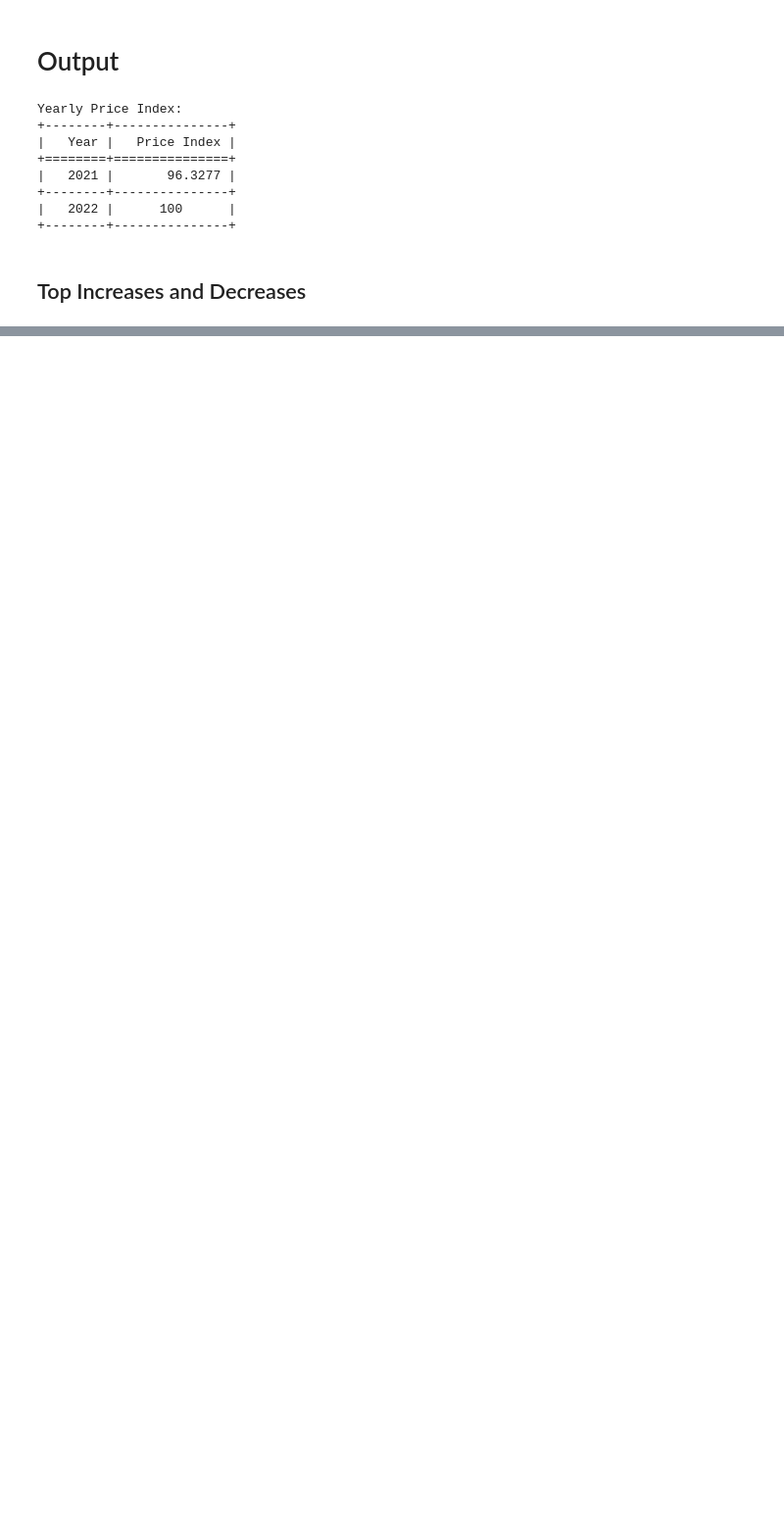
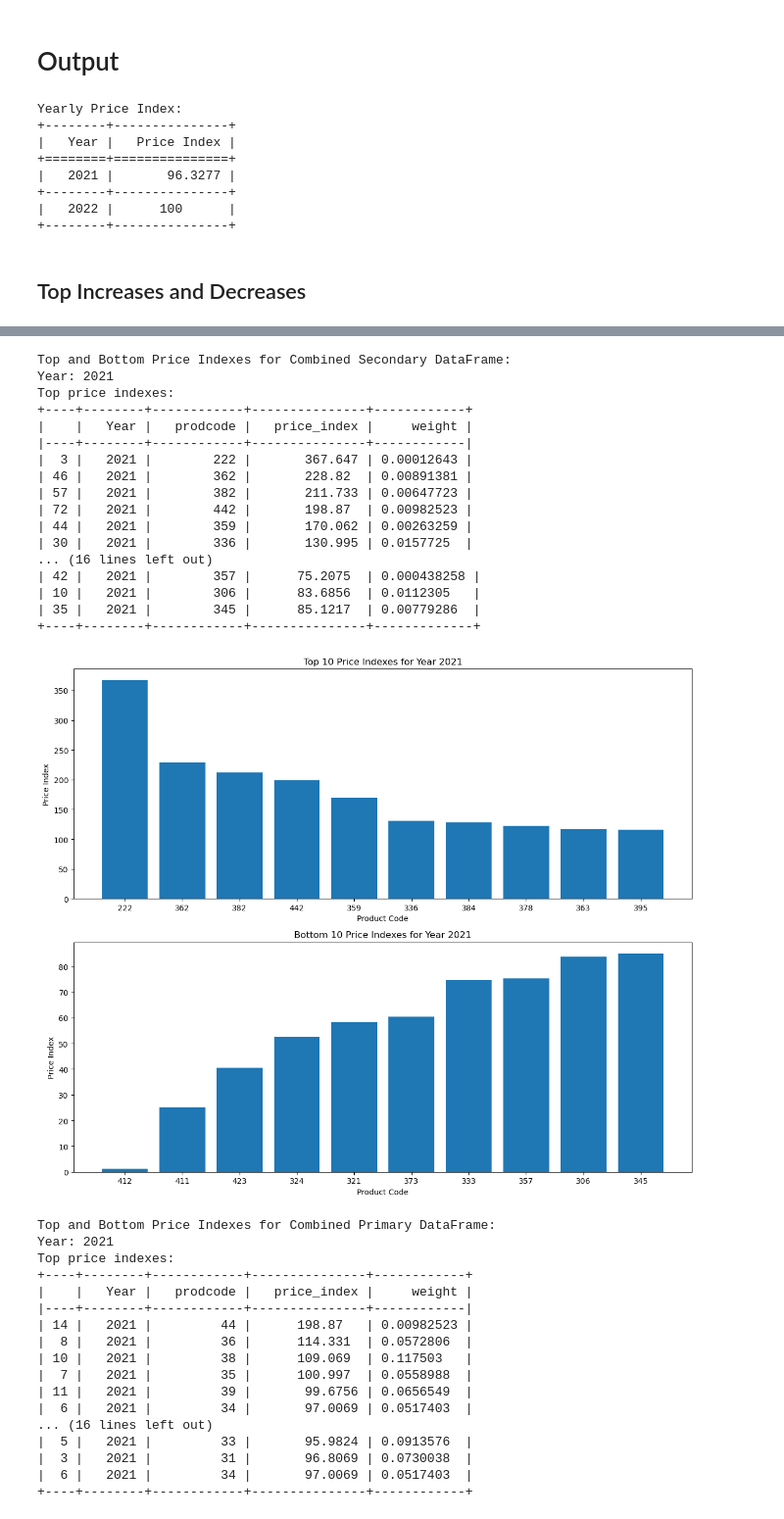
Before and after one commit to roykisluk/Inflation-Heterogeneity, a Jupyter notebook: indexing.ipynb, the cells around one changed output, grey strips where cells are left out. Shown at 98% size. Cells and saved outputs as stored; diff of their text form; code cells hidden in the pictures; blank space fills up the shorter version.

Commit message:
Plotting added

```diff
--- a/indexing.ipynb
+++ b/indexing.ipynb
@@ -158,10 +171,5 @@ for year in years:
 yearly_price_index = {}
 df_price_index = {}
 for year in years:
-    if year == base_year:
-        df_price_index[year] = pd.DataFrame({'prodcode': dfs_prices[year]['prodcode'].unique()})
-        df_price_index[year]['index'] = 100
-        yearly_price_index[year] = 100
-        continue
     df_base, df_current = keep_shared_prodcodes(dfs_prices[base_year], dfs_prices[year])
     df_price_index[year], yearly_price_index[year] = Laspeyres(df_base, df_current)
@@ -174,0 +214,15 @@ for year in years:
+# %%
+# Merge to secondary and primary categories
+df_secondary = {}
+df_primary = {}
+for year in years:
+    df_secondary[year] = merge_to_secondary(df_price_index[year])
+    df_primary[year] = merge_to_primary(df_secondary[year])
+
+# Combine secondary and primary categories into a single dataframe
+combined_secondary_df = pd.concat(df_secondary.values(), keys=df_secondary.keys(), names=['Year', 'Index']).reset_index(level='Index', drop=True).reset_index()
+combined_primary_df = pd.concat(df_primary.values(), keys=df_primary.keys(), names=['Year', 'Index']).reset_index(level='Index', drop=True).reset_index()
+
+# Keep only the necessary columns
+combined_secondary_df = combined_secondary_df[['Year', 'prodcode', 'price_index', 'weight']]
+combined_primary_df = combined_primary_df[['Year', 'prodcode', 'price_index', 'weight']]
@@ -265,0 +260,44 @@ Top 10 price indexes for 2021:
+# %%
+# Display top and bottom price indexes for combined secondary dataframe
+print("Top and Bottom Price Indexes for Combined Secondary DataFrame:")
+display_top_bottom_price_indexes(combined_secondary_df)
+
+# Display top and bottom price indexes for combined primary dataframe
+print("Top and Bottom Price Indexes for Combined Primary DataFrame:")
+display_top_bottom_price_indexes(combined_primary_df)
+# %% [output]
+Top and Bottom Price Indexes for Combined Secondary DataFrame:
+Year: 2021
+Top price indexes:
++----+--------+------------+---------------+------------+
+|    |   Year |   prodcode |   price_index |     weight |
+|----+--------+------------+---------------+------------|
+|  3 |   2021 |        222 |       367.647 | 0.00012643 |
+| 46 |   2021 |        362 |       228.82  | 0.00891381 |
+| 57 |   2021 |        382 |       211.733 | 0.00647723 |
+| 72 |   2021 |        442 |       198.87  | 0.00982523 |
+| 44 |   2021 |        359 |       170.062 | 0.00263259 |
+| 30 |   2021 |        336 |       130.995 | 0.0157725  |
+... (16 lines left out)
+| 42 |   2021 |        357 |      75.2075  | 0.000438258 |
+| 10 |   2021 |        306 |      83.6856  | 0.0112305   |
+| 35 |   2021 |        345 |      85.1217  | 0.00779286  |
++----+--------+------------+---------------+-------------+
+[figure, added]
+Top and Bottom Price Indexes for Combined Primary DataFrame:
+Year: 2021
+Top price indexes:
++----+--------+------------+---------------+------------+
+|    |   Year |   prodcode |   price_index |     weight |
+|----+--------+------------+---------------+------------|
+| 14 |   2021 |         44 |      198.87   | 0.00982523 |
+|  8 |   2021 |         36 |      114.331  | 0.0572806  |
+| 10 |   2021 |         38 |      109.069  | 0.117503   |
+|  7 |   2021 |         35 |      100.997  | 0.0558988  |
+| 11 |   2021 |         39 |       99.6756 | 0.0656549  |
+|  6 |   2021 |         34 |       97.0069 | 0.0517403  |
+... (16 lines left out)
+|  5 |   2021 |         33 |       95.9824 | 0.0913576  |
+|  3 |   2021 |         31 |       96.8069 | 0.0730038  |
+|  6 |   2021 |         34 |       97.0069 | 0.0517403  |
++----+--------+------------+---------------+------------+
```
Also changed, not shown: parts of 9 cells of this notebook.
